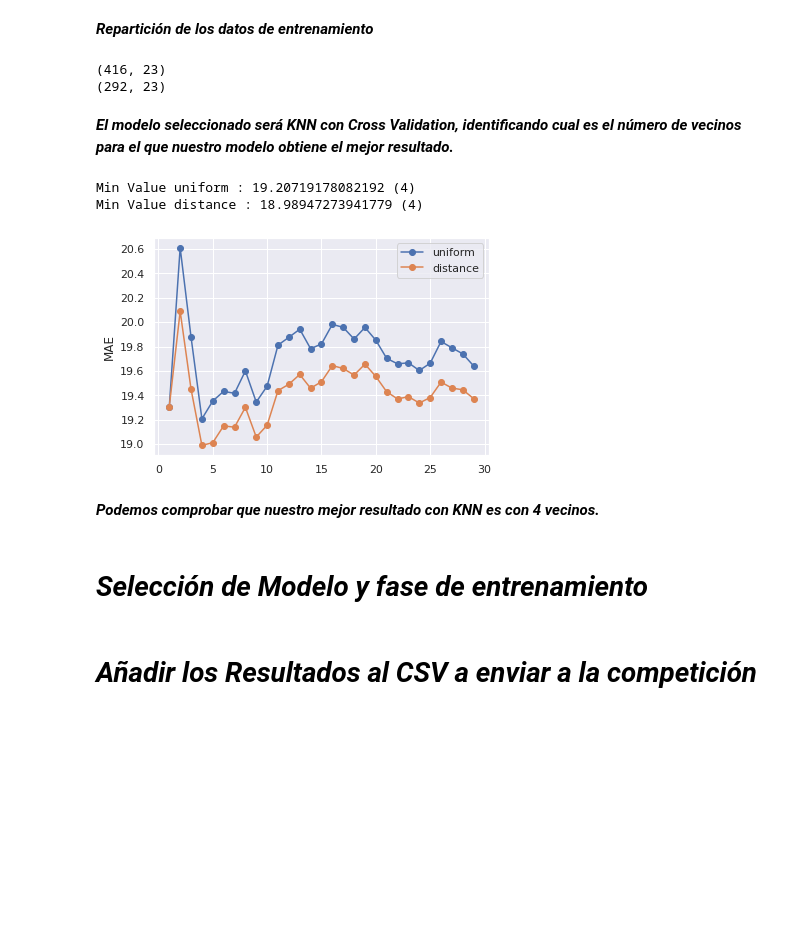
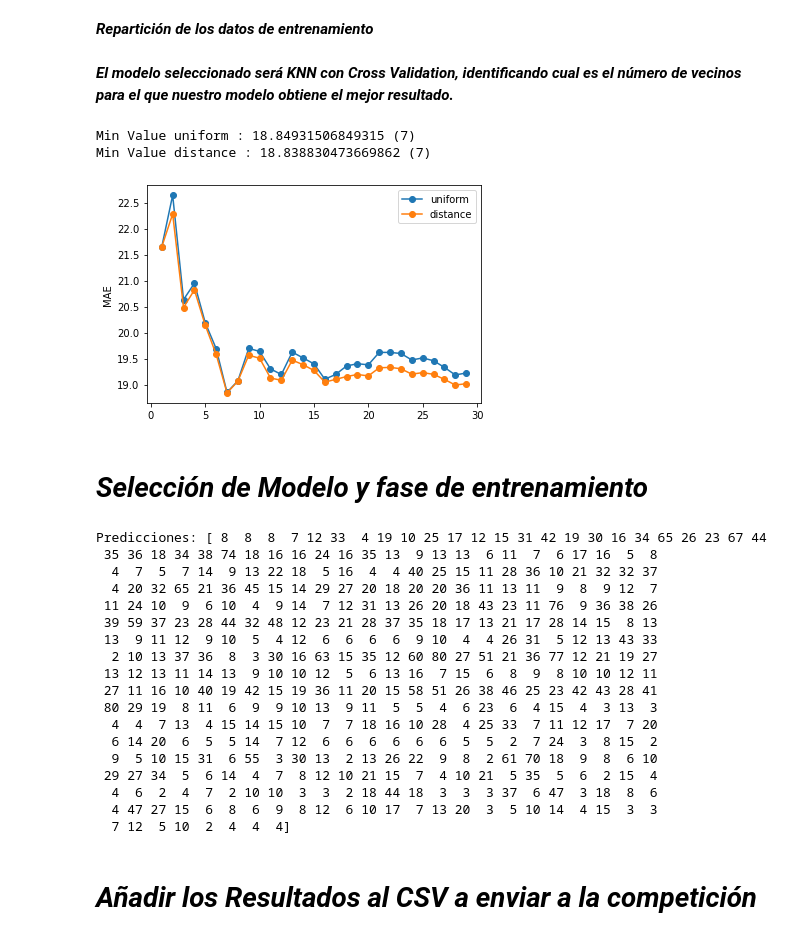
Before and after one commit to Marc-Haze/Data-Analysis, a Jupyter notebook: Competition_DengAI/Basic_Adjustment_wKNN_V1/DengAI_Competition_V1.ipynb, the cells around one changed output. Cells and saved outputs as stored; diff of their text form; code cells hidden in the pictures; blank space fills up the shorter version.

Commit message:
Updating DengAI v1

```diff
--- a/Competition_DengAI/Basic_Adjustment_wKNN_V1/DengAI_Competition_V1.ipynb
+++ b/Competition_DengAI/Basic_Adjustment_wKNN_V1/DengAI_Competition_V1.ipynb
@@ -67,28 +67,10 @@ Conjunto de datos de dos ciudades y el número de **casos de infección** relaci
 import pandas as pd
 import io
 
-url_Train_Labels = ""
-url_Train_Features = ""
-url_Test_Features = ""
+url_Train_Labels = "https://raw.githubusercontent.com/Marc-Haze/Data-Analysis/main/Competition_DengAI/dengue_labels_train.csv"
+url_Train_Features = "https://raw.githubusercontent.com/Marc-Haze/Data-Analysis/main/Competition_DengAI/dengue_features_train.csv"
+url_Test_Features = "https://raw.githubusercontent.com/Marc-Haze/Data-Analysis/main/Competition_DengAI/dengue_features_test.csv"
 
 Y_Train = pd.read_csv(url_Train_Labels)
-
 X_Train = pd.read_csv(url_Train_Features)
-
 X_Test = pd.read_csv(url_Test_Features)
-# %%
-# Cargamos el archivo CSV desde local
-from google.colab import files
-
-import pandas as pd
-import io
-
-# Cargamos los Train_Features
-uploaded = files.upload()
-
-for fn in uploaded.keys():
-  print('User uploaded file "{name}" with length {length} bytes'.format(
-      name=fn, length=len(uploaded[fn])))
-
-X_Train = pd.read_csv(io.StringIO(uploaded[fn].decode('utf-8')))
-X_Train.head()
@@ -120,13 +104,3 @@ Data columns (total 23 columns):
  22  station_precip_mm                      1434 non-null   float64
 dtypes: float64(20), int64(1), object(2)
 memory usage: 273.0+ KB
-# %%
-# Cargar el Train_Labels
-uploaded = files.upload()
-
-for fn in uploaded.keys():
-  print('User uploaded file "{name}" with length {length} bytes'.format(
-      name=fn, length=len(uploaded[fn])))
-
-Y_Train = pd.read_csv(io.StringIO(uploaded[fn].decode('utf-8')))
-Y_Train.head()
@@ -275,12 +242,6 @@ Y_Train = Y_Train['total_cases']
 # Separamos en Train y Test los datos en un porcentaje del 25% para los tipo Test
 from sklearn.model_selection import train_test_split
 X_train, X_test, Y_train, Y_test = train_test_split(X_Train, Y_Train, test_size=0.2)
-# %%
-print(X_Test.shape)
-print(X_test.shape)
-# %% [output]
-(416, 23)
-(292, 23)
 # %% [markdown]
 ***El modelo seleccionado será KNN con Cross Validation, identificando cual es el número de vecinos para el que nuestro modelo obtiene el mejor resultado.***
 # %%
@@ -292,39 +253,39 @@ import numpy as np
 
 cv = TimeSeriesSplit(n_splits = 5)
 X_Train.reset_index(drop=True,inplace=True)
 
 for i, weights in enumerate(['uniform', 'distance']):
    total_scores = []
    for n_neighbors in range(1,30):
        fold_accuracy = []
        knn = neighbors.KNeighborsRegressor(n_neighbors, weights=weights)
        # verificar cada uno de los modelos con validación cruzada.
        for train_fold, test_fold in cv.split(X_Train):
           # División train test aleatoria
           f_train = X_Train.loc[train_fold]
           f_test = X_Train.loc[test_fold]
           # entrenamiento y ejecución del modelo
           knn.fit(X_train, Y_train)
           Y_Pred = knn.predict(X_test)
           # evaluación del modelo
           mae = mean_absolute_error(Y_test,Y_Pred)
           fold_accuracy.append(mae)
        total_scores.append(sum(fold_accuracy)/len(fold_accuracy))
 
    plt.plot(range(1,len(total_scores)+1), total_scores,
              marker='o', label=weights)
    print ('Min Value ' +  weights + " : " +  str(min(total_scores)) +" (" + str(np.argmin(total_scores) + 1) + ")")
    plt.ylabel('MAE')
 
-
 plt.legend()
 plt.show()
+
+# Recojemos nuestro número de vecinos que ha dado el MAE más bajo para entrenar
+best_value = np.argmin(total_scores) + 1
 # %% [output]
-Min Value uniform : 19.20719178082192 (4)
-Min Value distance : 18.98947273941779 (4)
+Min Value uniform : 18.84931506849315 (7)
+Min Value distance : 18.838830473669862 (7)
-[figure, old version]
+[figure, new version]
-# %% [markdown]
-***Podemos comprobar que nuestro mejor resultado con KNN es con 4 vecinos.***
 # %% [markdown]
 # ***Selección de Modelo y fase de entrenamiento***
 # %%
@@ -336,6 +297,27 @@ model.fit(X_Train, Y_Train)
 
 # Predicción con los datos de Tipo Test
 Y_Pred = model.predict(X_Test)
+# %%
+print(f"Predicciones: {Y_Pred.astype(int)}")
+# %% [output]
+Predicciones: [ 8  8  8  7 12 33  4 19 10 25 17 12 15 31 42 19 30 16 34 65 26 23 67 44
+ 35 36 18 34 38 74 18 16 16 24 16 35 13  9 13 13  6 11  7  6 17 16  5  8
+  4  7  5  7 14  9 13 22 18  5 16  4  4 40 25 15 11 28 36 10 21 32 32 37
+  4 20 32 65 21 36 45 15 14 29 27 20 18 20 20 36 11 13 11  9  8  9 12  7
+ 11 24 10  9  6 10  4  9 14  7 12 31 13 26 20 18 43 23 11 76  9 36 38 26
+ 39 59 37 23 28 44 32 48 12 23 21 28 37 35 18 17 13 21 17 28 14 15  8 13
+ 13  9 11 12  9 10  5  4 12  6  6  6  6  9 10  4  4 26 31  5 12 13 43 33
+  2 10 13 37 36  8  3 30 16 63 15 35 12 60 80 27 51 21 36 77 12 21 19 27
+ 13 12 13 11 14 13  9 10 10 12  5  6 13 16  7 15  6  8  9  8 10 10 12 11
+ 27 11 16 10 40 19 42 15 19 36 11 20 15 58 51 26 38 46 25 23 42 43 28 41
+ 80 29 19  8 11  6  9  9 10 13  9 11  5  5  4  6 23  6  4 15  4  3 13  3
+  4  4  7 13  4 15 14 15 10  7  7 18 16 10 28  4 25 33  7 11 12 17  7 20
+  6 14 20  6  5  5 14  7 12  6  6  6  6  6  6  5  5  2  7 24  3  8 15  2
+  9  5 10 15 31  6 55  3 30 13  2 13 26 22  9  8  2 61 70 18  9  8  6 10
+ 29 27 34  5  6 14  4  7  8 12 10 21 15  7  4 10 21  5 35  5  6  2 15  4
+  4  6  2  4  7  2 10 10  3  3  2 18 44 18  3  3  3 37  6 47  3 18  8  6
+  4 47 27 15  6  8  6  9  8 12  6 10 17  7 13 20  3  5 10 14  4 15  3  3
+  7 12  5 10  2  4  4  4]
 # %% [markdown]
 # ***Añadir los Resultados al CSV a enviar a la competición***
 # %%
```
Also changed, not shown: parts of 16 cells of this notebook.
